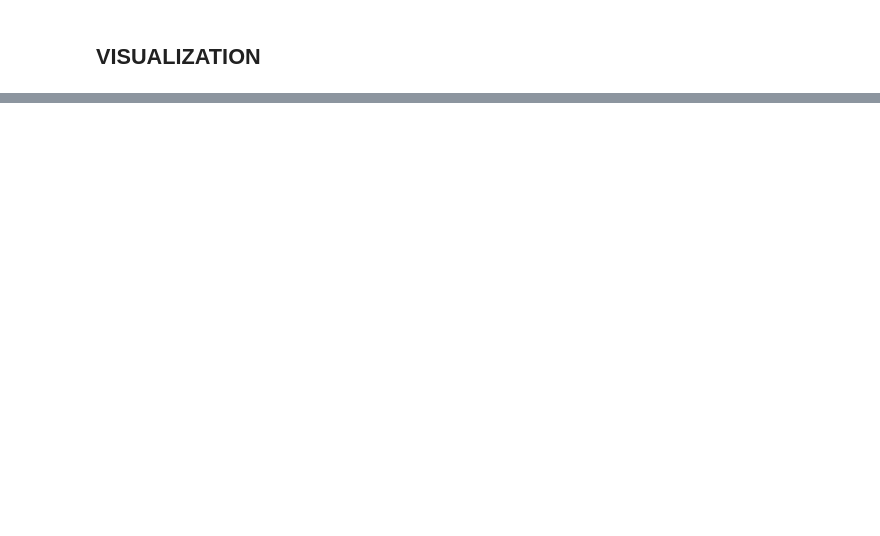
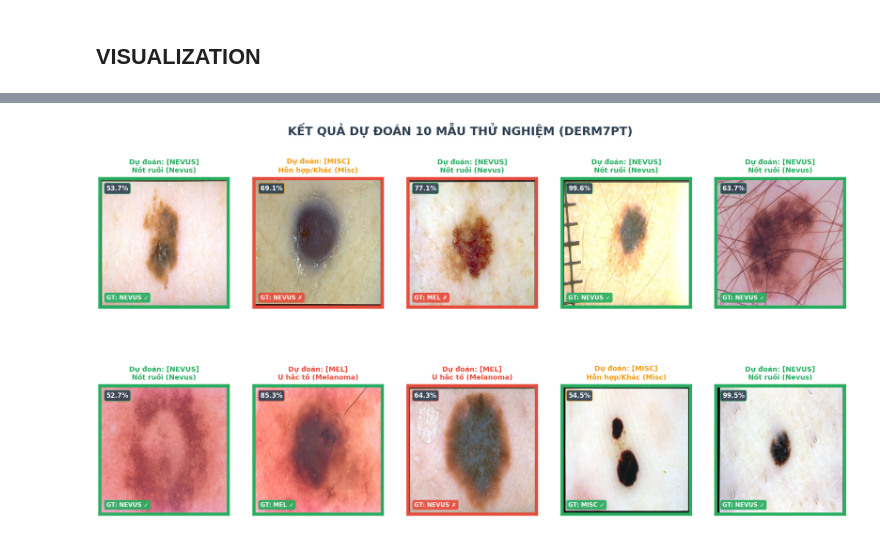
Before and after one commit to ThojTran/Phan_loai_ton_thuong_da_bang_ResNet_va_ViT, a Jupyter notebook: notebooks/05_transfer_vit_derm7pt.ipynb, the cells around one changed output, grey strips where cells are left out. Saved outputs shown, nothing was run; the diff lists cells and outputs as text; code cells hidden in the pictures; blank space fills up the shorter version.

```diff
--- a/notebooks/05_transfer_vit_derm7pt.ipynb
+++ b/notebooks/05_transfer_vit_derm7pt.ipynb
@@ -386 +384,91 @@ print(f'Đã lưu biểu đồ tại: {OUTPUT_DIR}/vit_derm7pt_finetune_curves.p
 Đã lưu biểu đồ tại: /content/drive/MyDrive/Phan_loai_ton_thuong_da_bang_ResNet_va_ViT/results/ph05_vit_transfer_outputs/vit_derm7pt_finetune_curves.png
+# %%
+# 1. LOAD BEST CHECKPOINT DERM7PT
+best_ckpt_path = CKPT_DIR / 'vit_derm7pt_best.pth'
+best_ckpt = torch.load(best_ckpt_path, map_location=DEVICE)
+model_vit.load_state_dict(best_ckpt['model_state_dict'])
+model_vit.eval()
+print(f'✅ Loaded best checkpoint — Val Acc: {best_ckpt["val_acc"]:.4f} (Epoch {best_ckpt["epoch"]})')
+
+# 2. CONFIG FOR DERM7PT (Adapted from reference)
+LABEL_INFO_DERM = {
+    'nevus': {'vn': 'Nốt ruồi (Nevus)', 'risk': 'Lành tính'},
+    'mel'  : {'vn': 'U hắc tố (Melanoma)', 'risk': 'Ác tính'},
+    'sk'   : {'vn': 'Dày sừng (Seb. Keratosis)', 'risk': 'Lành tính'},
+    'bcc'  : {'vn': 'Ung thư tế bào đáy (BCC)', 'risk': 'Ác tính'},
+    'misc' : {'vn': 'Hỗn hợp/Khác (Misc)', 'risk': 'Cần lưu ý'}
+}
+RISK_COLOR = {'Ác tính': '#E74C3C', 'Cần lưu ý': '#F39C12', 'Lành tính': '#27AE60'}
+
+infer_transform = transforms.Compose([
+    transforms.Resize((IMG_SIZE, IMG_SIZE)),
+    transforms.ToTensor(),
+    transforms.Normalize(mean=MEAN, std=STD),
+])
+
+# 3. PREDICT 10 SAMPLES FROM DERM7PT VAL SET
+sample_10 = df_val.sample(10, random_state=SEED).reset_index(drop=True)
+results = []
+
+with torch.no_grad():
+    for _, row in sample_10.iterrows():
+        img_pil = Image.open(row['img_path']).convert('RGB')
+        input_tensor = infer_transform(img_pil).unsqueeze(0).to(DEVICE)
+        outputs = model_vit(input_tensor)
+        probs = torch.softmax(outputs, dim=1)
+        conf, pred_idx = torch.max(probs, dim=1)
+
+        pred_label = IDX2LABEL_DERM[pred_idx.item()]
+        gt_label = row['label'] # Label gốc chuỗi
+
+        results.append({
+            'img_pil': img_pil,
+            'pred': pred_label,
+            'gt': gt_label,
+            'conf': conf.item() * 100,
+            'correct': (pred_label == gt_label)
+        })
+
+# 4. VISUALIZE 2 ROWS x 5 COLS
+fig, axes = plt.subplots(2, 5, figsize=(25, 12))
+fig.patch.set_facecolor('#FFFFFF')
+fig.suptitle('KẾT QUẢ DỰ ĐOÁN 10 MẪU THỬ NGHIỆM (DERM7PT)', fontsize=22, fontweight='bold', color='#2C3E50', y=0.98)
+
+axes_flat = axes.flatten()
+for i, r in enumerate(results):
+    ax = axes_flat[i]
+    info = LABEL_INFO_DERM.get(r['pred'], {'vn': r['pred'], 'risk': 'Lành tính'})
+    pred_color = RISK_COLOR.get(info['risk'], '#34495E')
+    border_col = '#27AE60' if r['correct'] else '#E74C3C'
+
+    ax.imshow(r['img_pil'].resize((400, 400)))
+    ax.set_xticks([]); ax.set_yticks([])
+
+    # Drawing borders
+    for spine in ax.spines.values():
+        spine.set_edgecolor(border_col)
+        spine.set_linewidth(6)
+
+    # Prediction Text
+    ax.set_title(f"Dự đoán: [{r['pred'].upper()}]\n{info['vn']}",
+                 fontsize=13, fontweight='bold', color=pred_color, pad=12)
+
+    # Confidence badge
+    ax.text(0.05, 0.95, f"{r['conf']:.1f}%", transform=ax.transAxes, fontsize=12,
+            fontweight='bold', color='white', va='top',
+            bbox=dict(boxstyle='round,pad=0.3', fc='#2C3E50', ec=pred_color, alpha=0.9))
+
+    # Ground Truth badge
+    gt_col = '#27AE60' if r['correct'] else '#E74C3C'
+    ax.text(0.05, 0.05, f"GT: {r['gt'].upper()} {'✓' if r['correct'] else '✗'}",
+            transform=ax.transAxes, fontsize=11, fontweight='bold', color='white', va='bottom',
+            bbox=dict(boxstyle='round,pad=0.3', fc=gt_col, ec=gt_col, alpha=0.9))
+
+plt.subplots_adjust(hspace=0.4, wspace=0.2)
+
+# 5. SAVE AND SHOW
+save_path = OUTPUT_DIR / 'vit_derm7pt_predictions.png'
+fig.savefig(save_path, dpi=150, bbox_inches='tight', facecolor='#FFFFFF')
+plt.show()
+print(f'💾 Đã lưu ảnh kết quả dự đoán tại: {save_path}')
+# %% [output]
@@ -386,0 +476 @@ print(f'Đã lưu biểu đồ tại: {OUTPUT_DIR}/vit_derm7pt_finetune_curves.p
+[figure, added]
```
Also changed, not shown: parts of 5 cells of this notebook.
